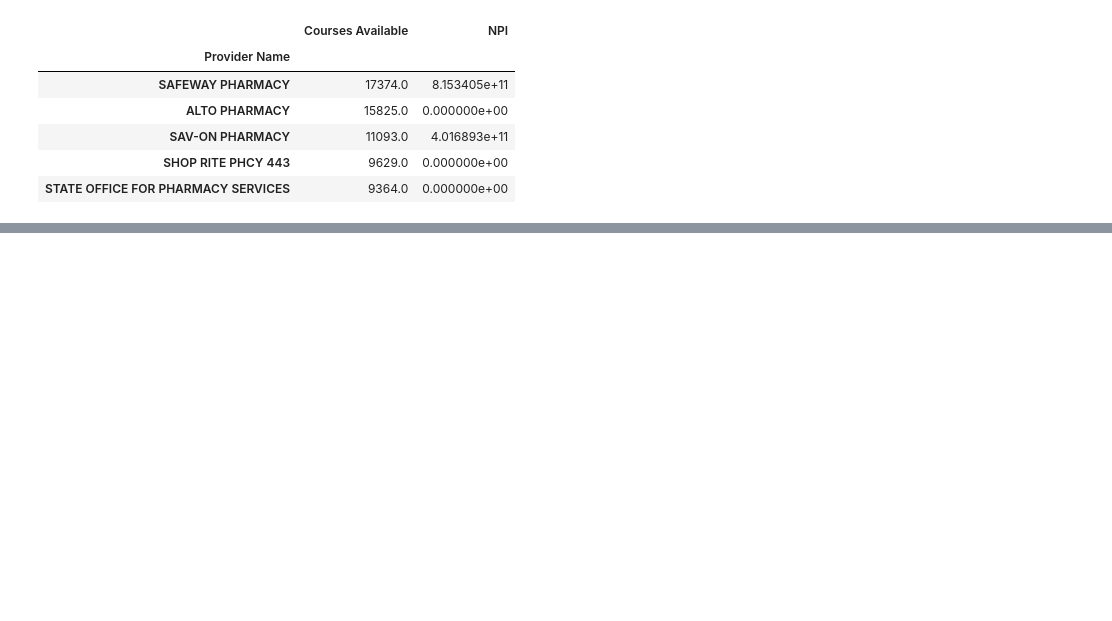
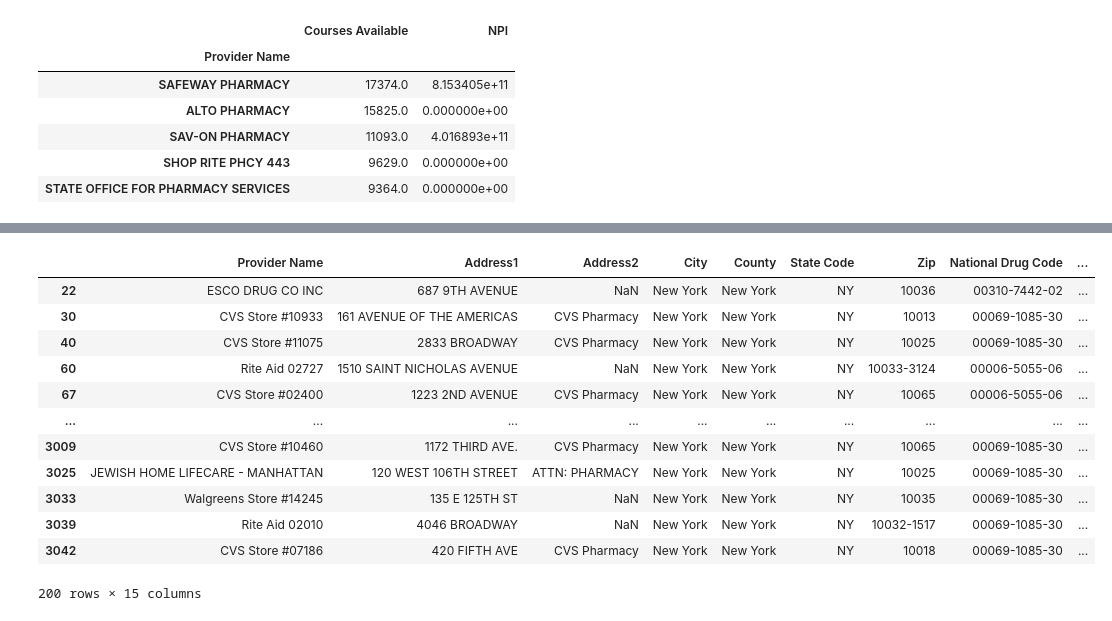
Before and after one commit to candacepedraza61/antivirals, a Jupyter notebook: antiviral-notebook.ipynb, the cells around one changed output, grey strips where cells are left out. Cells and saved outputs as stored; diff of their text form; code cells hidden in the pictures; blank space fills up the shorter version.

```diff
--- a/antiviral-notebook.ipynb
+++ b/antiviral-notebook.ipynb
@@ -333,0 +388,17 @@ df_kings
+# %%
+ny_df_newyork = ny_df_newyork = ny_df[ny_df["County"] == "New York"]
+ny_df_newyork
+# %% [output]
+|  | Provider Name | Address1 | Address2 | City | County | State Code | Zip | National Drug Code | ... |
+| 22 | ESCO DRUG CO INC | 687 9TH AVENUE | NaN | New York | New York | NY | 10036 | 00310-7442-02 | ... |
+| 30 | CVS Store #10933 | 161 AVENUE OF THE AMERICAS | CVS Pharmacy | New York | New York | NY | 10013 | 00069-1085-30 | ... |
+| 40 | CVS Store #11075 | 2833 BROADWAY | CVS Pharmacy | New York | New York | NY | 10025 | 00069-1085-30 | ... |
+| 60 | Rite Aid 02727 | 1510 SAINT NICHOLAS AVENUE | NaN | New York | New York | NY | 10033-3124 | 00006-5055-06 | ... |
+| 67 | CVS Store #02400 | 1223 2ND AVENUE | CVS Pharmacy | New York | New York | NY | 10065 | 00006-5055-06 | ... |
+| ... | ... | ... | ... | ... | ... | ... | ... | ... | ... |
+| 3009 | CVS Store #10460 | 1172 THIRD AVE. | CVS Pharmacy | New York | New York | NY | 10065 | 00069-1085-30 | ... |
+| 3025 | JEWISH HOME LIFECARE - MANHATTAN | 120 WEST 106TH STREET | ATTN: PHARMACY | New York | New York | NY | 10025 | 00069-1085-30 | ... |
+| 3033 | Walgreens Store #14245 | 135 E 125TH ST | NaN | New York | New York | NY | 10035 | 00069-1085-30 | ... |
+| 3039 | Rite Aid 02010 | 4046 BROADWAY | NaN | New York | New York | NY | 10032-1517 | 00069-1085-30 | ... |
+| 3042 | CVS Store #07186 | 420 FIFTH AVE | CVS Pharmacy | New York | New York | NY | 10018 | 00069-1085-30 | ... |
+200 rows × 15 columns
```
Also changed, not shown: parts of 14 cells of this notebook.
